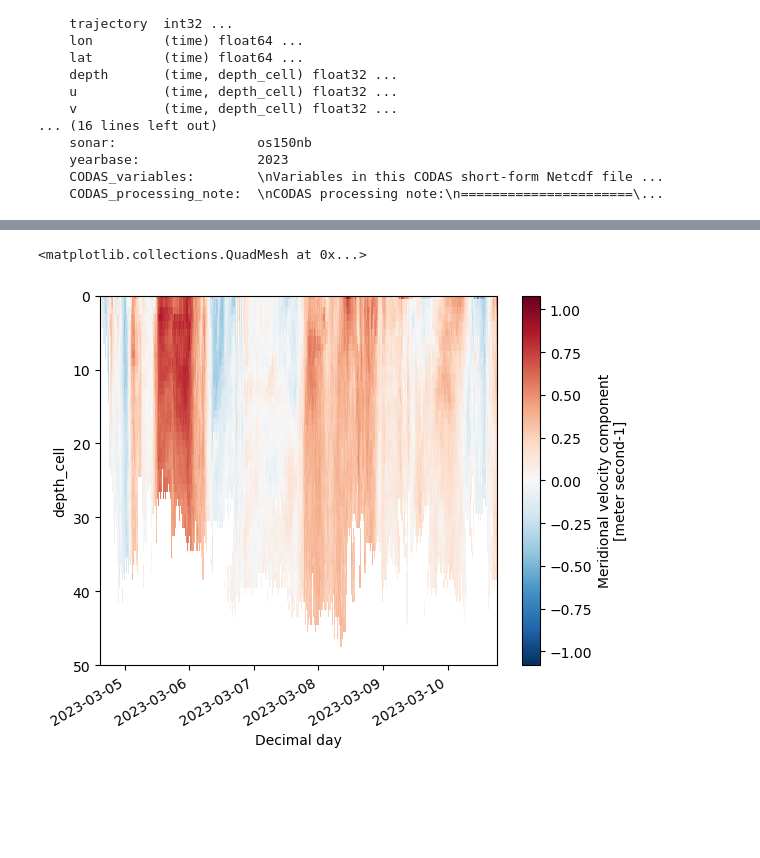
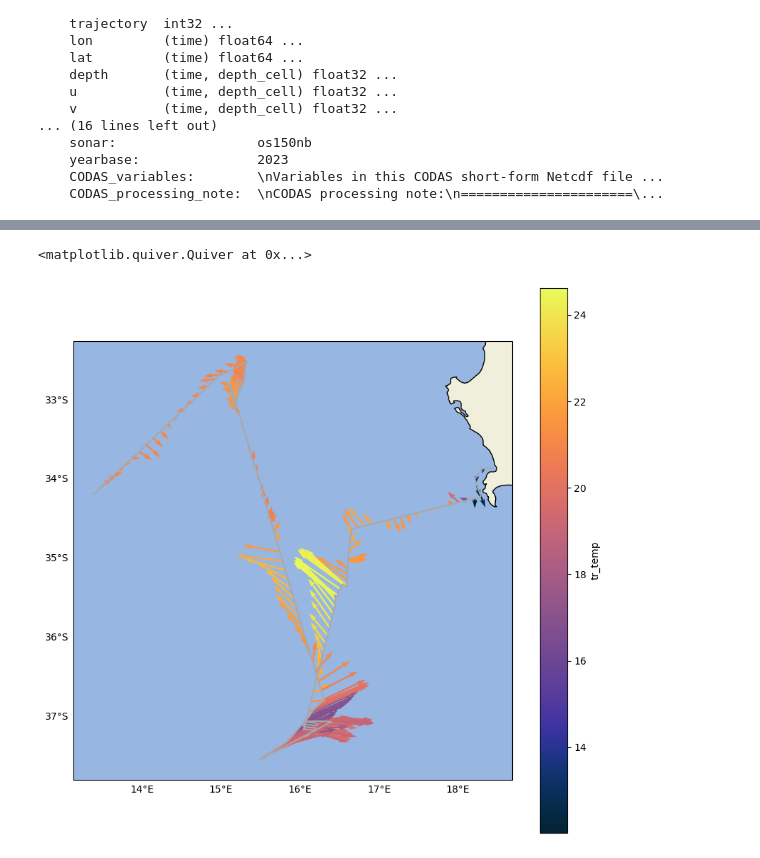
Before and after one commit to palomacartwright/quicche_adcp, a Jupyter notebook: quicche_adcp_onboard.ipynb, the cells around one changed output, grey strips where cells are left out. Cells and saved outputs as stored; diff of their text form; code cells hidden in the pictures; blank space fills up the shorter version.

Commit message:
working on adcp plots

```diff
--- a/quicche_adcp_onboard.ipynb
+++ b/quicche_adcp_onboard.ipynb
@@ -31,6 +36,6 @@ Data variables: (12/14)
     CODAS_processing_note:  \nCODAS processing note:\n======================\...
 # %%
 #can only run this once
-# ds['depth'] = ds['depth'].isel(time=0)
-#ds = ds.swap_dims({"depth_cell":"depth"})
+ds['depth'] = ds['depth'].isel(time=0)
+ds = ds.swap_dims({"depth_cell":"depth"})
 # %%
@@ -48,5 +57,22 @@ TypeError: Bbox.from_bounds() missing 2 required positional arguments: 'width' a
 # %%
-ds['v'].plot(y="depth_cell", ylim=[50, 0])
+fig, ax = plt.subplots(figsize=(10,10), subplot_kw={"projection":ccrs.PlateCarree()})
+ax.plot(ds.lon, ds.lat, c="darkgrey")
+ax.add_feature(cfeature.LAND)
+ax.add_feature(cfeature.COASTLINE)
+ax.add_feature(cfeature.OCEAN)
+gl = ax.gridlines(lw =0,
+                  draw_labels=True)
+gl.top_labels = False
+gl.right_labels = False
+ds.isel(time=np.arange(0,len(ds.time),12),
+        depth=slice(0,100)).mean('depth').plot.quiver(x='lon',
+                                                      y='lat',
+                                                      u='u',
+                                                      v='v',
+                                                      scale=8,
+                                                      pivot='tail', #make the arrow pivot on the tail
+                                                      hue="tr_temp",
+                                                      cmap="cmo.thermal")
 # %% [output]
-<matplotlib.collections.QuadMesh at 0x...>
+<matplotlib.quiver.Quiver at 0x...>
-[figure, old version]
+[figure, new version]
```
Also changed, not shown: parts of 2 cells of this notebook.
